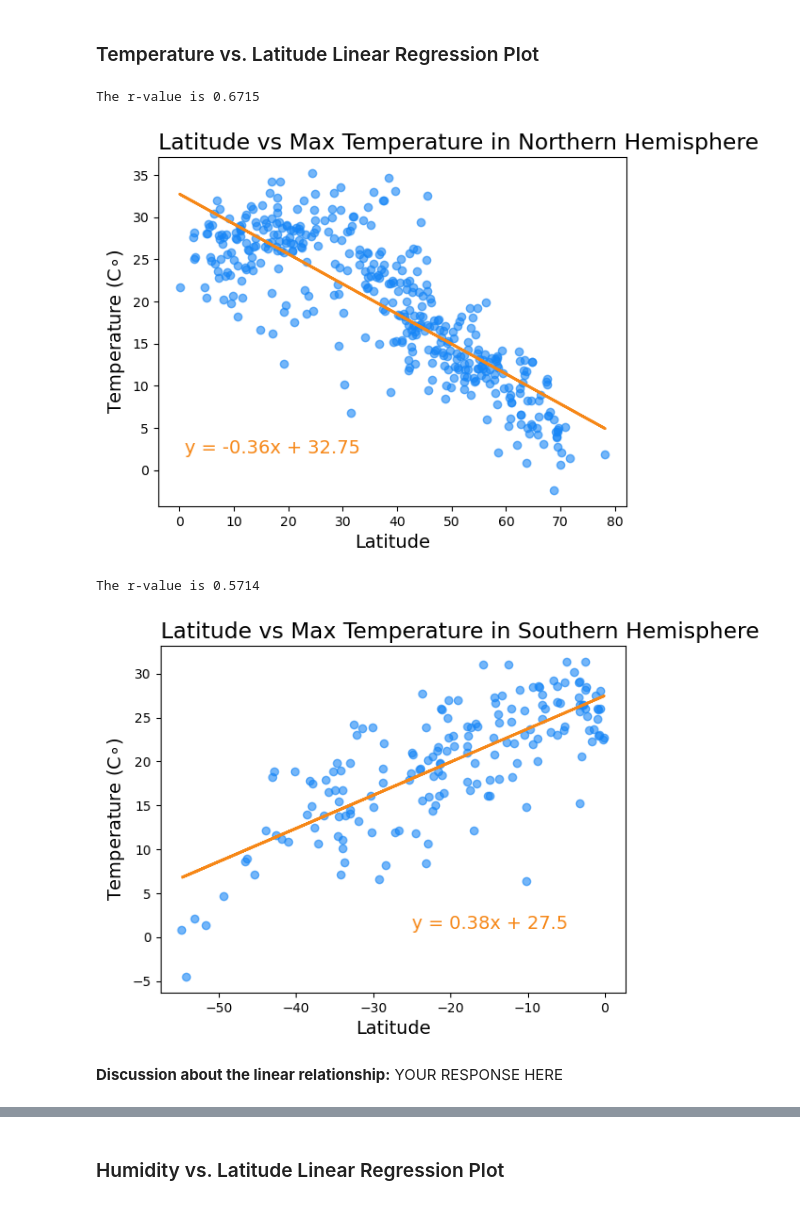
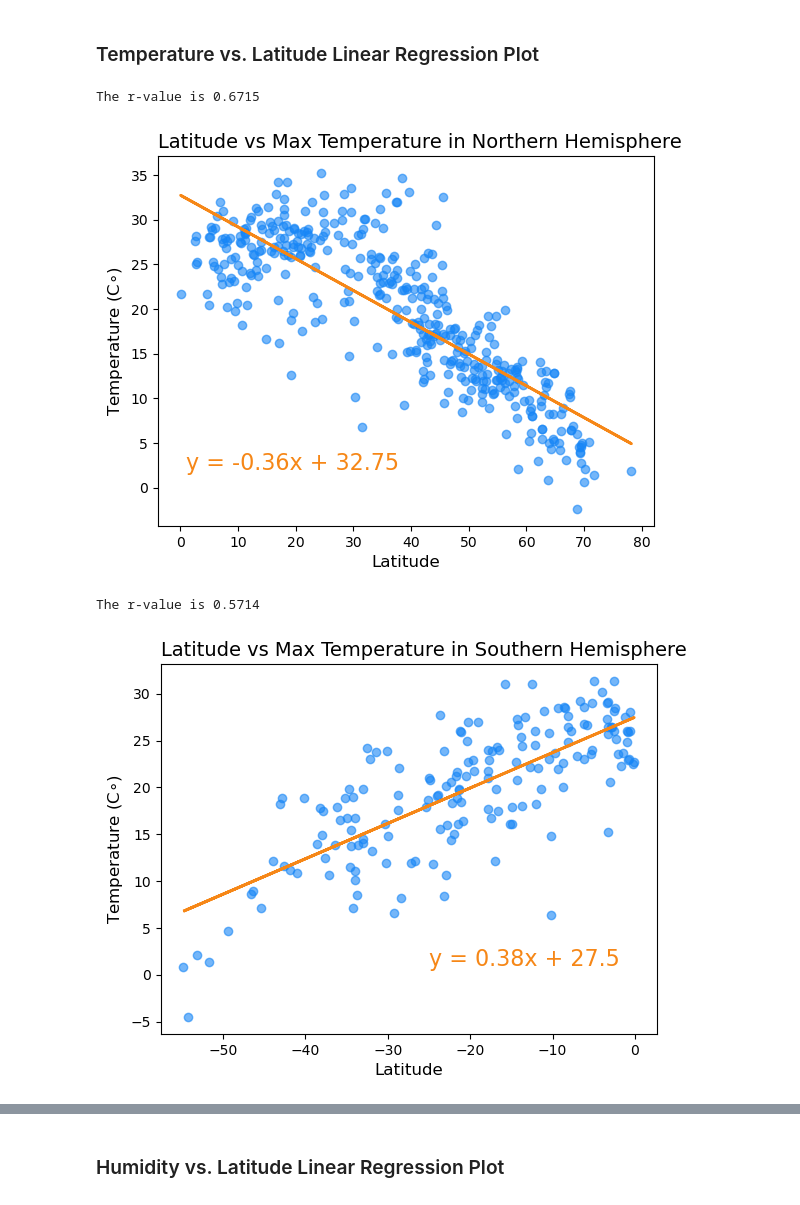
Before and after one commit to dejesusalcala/python-api-challenge, a Jupyter notebook: WeatherPy.ipynb, the cells around one changed output, grey strips where cells are left out. Drawn from its saved outputs; the diff is of its cells as text; code cells hidden in the pictures.

```diff
--- a/WeatherPy.ipynb
+++ b/WeatherPy.ipynb
@@ -350,7 +327,7 @@ lr_results[0]
 # %%
 # Define a function to create Linear Regression plots
 
-def PlotLinearRegression(x_values, y_values, title, x_label, y_label, text_coordinates):
+def PlotLinearRegression(x_values, y_values, title, title_size, x_label, y_label, axis_labels_size, text_coordinates, text_size):
 
     linear_regression_results = linregress(x_values, y_values)
     slope = linear_regression_results[0]
@@ -373,14 +350,14 @@ def PlotLinearRegression(x_values, y_values, title, x_label, y_label, text_coord
     plt.annotate(regression_line,
                  text_coordinates,
                  color = orange,
-                 fontsize = 14)
+                 fontsize = text_size)
     plt.title(label = title,
               loc = "left",
-              fontsize = 17)
+              fontsize = title_size)
     plt.xlabel(xlabel = x_label,
-               fontsize = 14)
+               fontsize = axis_labels_size)
     plt.ylabel(ylabel = y_label,
-               fontsize = 14)
+               fontsize = axis_labels_size)
 
     print(f"The r-value is {round(r_value**2, 4)}")
 
@@ -432,26 +399,31 @@ SouthernHemisphereDF.head()
 # %%
 # Linear regression on Northern Hemisphere
 
 PlotLinearRegression(x_values = NorthernHemisphereDF["Lat"],
                      y_values = NorthernHemisphereDF["Max Temp"],
                      title = "Latitude vs Max Temperature in Northern Hemisphere",
+                     title_size = 14,
                      x_label = "Latitude",
                      y_label = "Temperature (C$\circ$)",
-                     text_coordinates = (1,2))
+                     axis_labels_size = 12,
+                     text_coordinates = (1,2),
+                     text_size = 16)
 # %% [output]
 The r-value is 0.6715
-[figure, old version]
+[figure, new version]
 # %%
 # Linear regression on Southern Hemisphere
 
 PlotLinearRegression(x_values = SouthernHemisphereDF["Lat"],
                      y_values = SouthernHemisphereDF["Max Temp"],
                      title = "Latitude vs Max Temperature in Southern Hemisphere",
+                     title_size = 14,
                      x_label = "Latitude",
                      y_label = "Temperature (C$\circ$)",
-                     text_coordinates = (-25,1))
+                     axis_labels_size = 12,
+                     text_coordinates = (-25,1),
+                     text_size = 16
+                     )
 # %% [output]
 The r-value is 0.5714
-[figure, old version]
+[figure, new version]
-# %% [markdown]
-**Discussion about the linear relationship:** YOUR RESPONSE HERE
```
Also changed, not shown: parts of 18 cells of this notebook.
